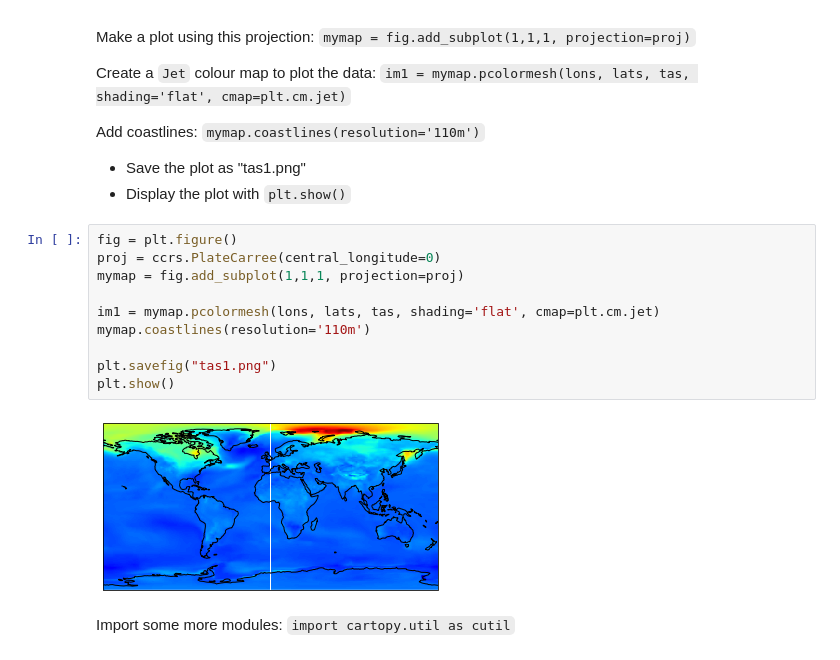
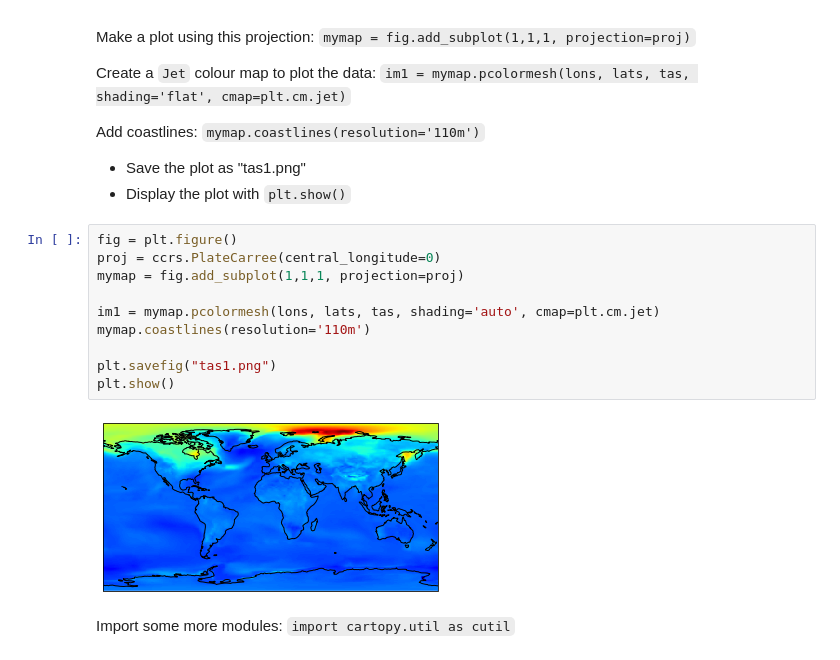
Before and after one commit to ncasuk/ncas-isc, a Jupyter notebook: python/notebooks/ex14_matplotlib_solutions.ipynb, the cells around one changed output. Drawn from its saved outputs; the diff is of its cells as text.

Commit message:
Update depreciated flat shading to auto.

```diff
--- a/python/notebooks/ex14_matplotlib_solutions.ipynb
+++ b/python/notebooks/ex14_matplotlib_solutions.ipynb
@@ -156,15 +156,15 @@ Add coastlines: `mymap.coastlines(resolution='110m')`
 # %%
 fig = plt.figure()
 proj = ccrs.PlateCarree(central_longitude=0)
 mymap = fig.add_subplot(1,1,1, projection=proj)
 
-im1 = mymap.pcolormesh(lons, lats, tas, shading='flat', cmap=plt.cm.jet)
+im1 = mymap.pcolormesh(lons, lats, tas, shading='auto', cmap=plt.cm.jet)
 mymap.coastlines(resolution='110m')
 
 plt.savefig("tas1.png")
 plt.show()
 # %% [output]
-[figure, old version]
+[figure, new version]
 # %% [markdown]
 Import some more modules: `import cartopy.util as cutil`
 # %%
```
Also changed, not shown: parts of 1 cell of this notebook.
